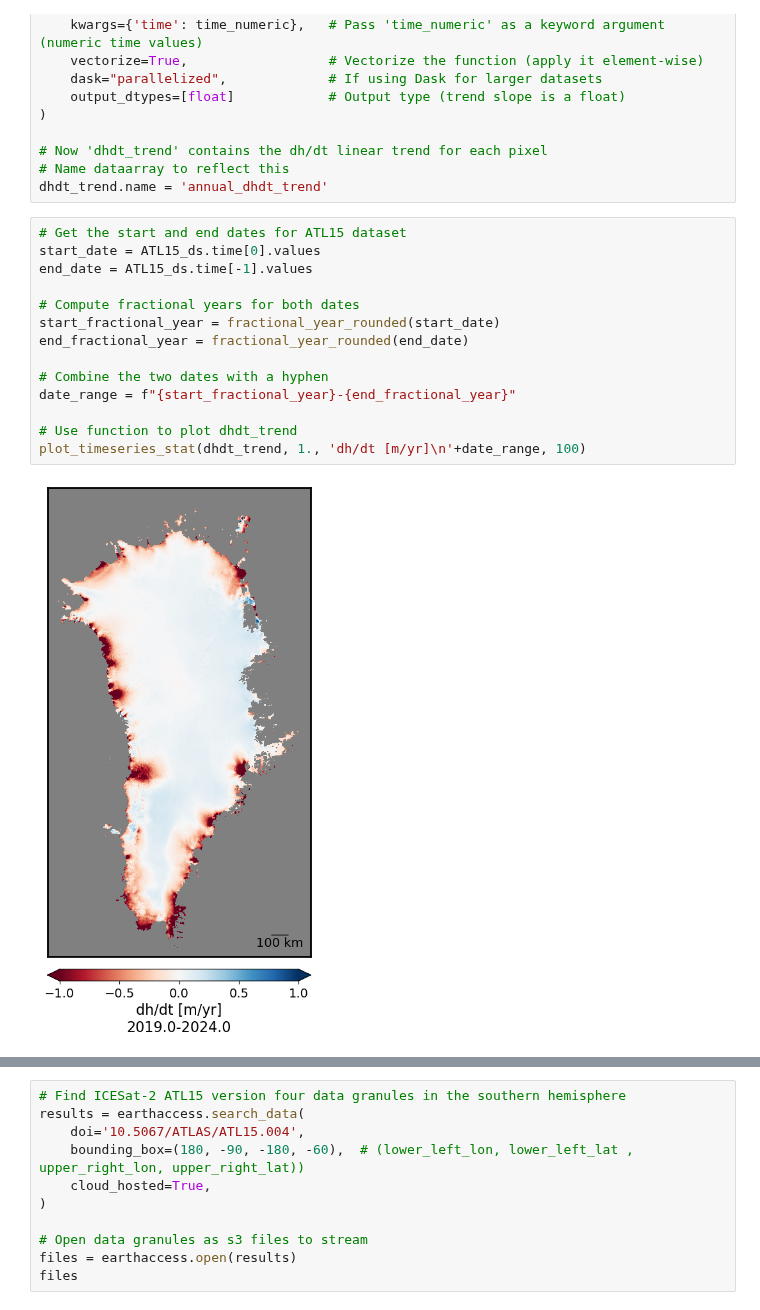
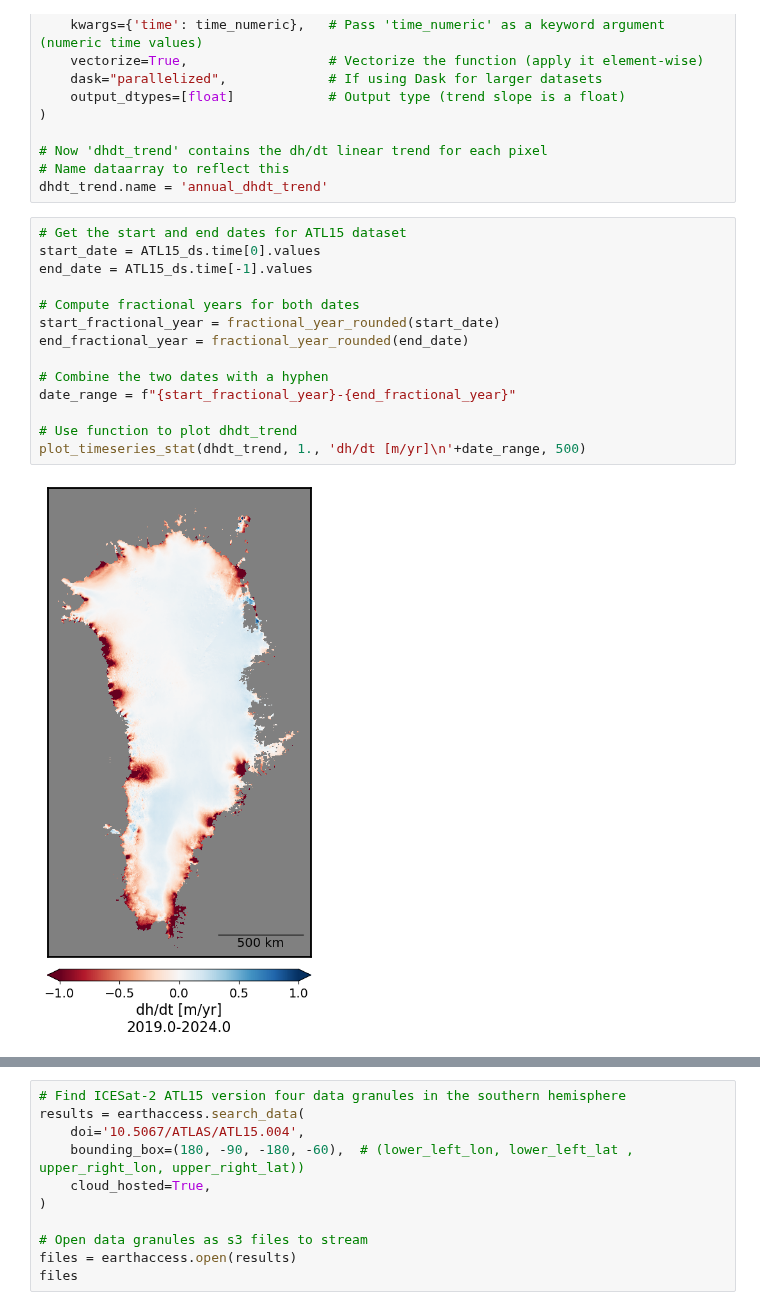
Before and after one commit to CryoInTheCloud/CryoCloudWebsite, a Jupyter notebook: book/tutorials/ICESat2_ATL15_dhdt/ICESat2_ATL15_dhdt.ipynb, the cells around one changed output, grey strips where cells are left out. Drawn from its saved outputs; the diff is of its cells as text.

```diff
--- a/book/tutorials/ICESat2_ATL15_dhdt/ICESat2_ATL15_dhdt.ipynb
+++ b/book/tutorials/ICESat2_ATL15_dhdt/ICESat2_ATL15_dhdt.ipynb
@@ -341,19 +341,19 @@ dhdt_trend.name = 'annual_dhdt_trend'
 # %%
 # Get the start and end dates for ATL15 dataset
 start_date = ATL15_ds.time[0].values
 end_date = ATL15_ds.time[-1].values
 
 # Compute fractional years for both dates
 start_fractional_year = fractional_year_rounded(start_date)
 end_fractional_year = fractional_year_rounded(end_date)
 
 # Combine the two dates with a hyphen
 date_range = f"{start_fractional_year}-{end_fractional_year}"
 
 # Use function to plot dhdt_trend
-plot_timeseries_stat(dhdt_trend, 1., 'dh/dt [m/yr]\n'+date_range, 100)
+plot_timeseries_stat(dhdt_trend, 1., 'dh/dt [m/yr]\n'+date_range, 500)
 # %% [output]
-[figure, old version]
+[figure, new version]
 # %% [markdown]
 ## Antarctica Ice Sheet ATL15 pre-processing
 
```
Also changed, not shown: parts of 1 cell of this notebook, 2 other files.
